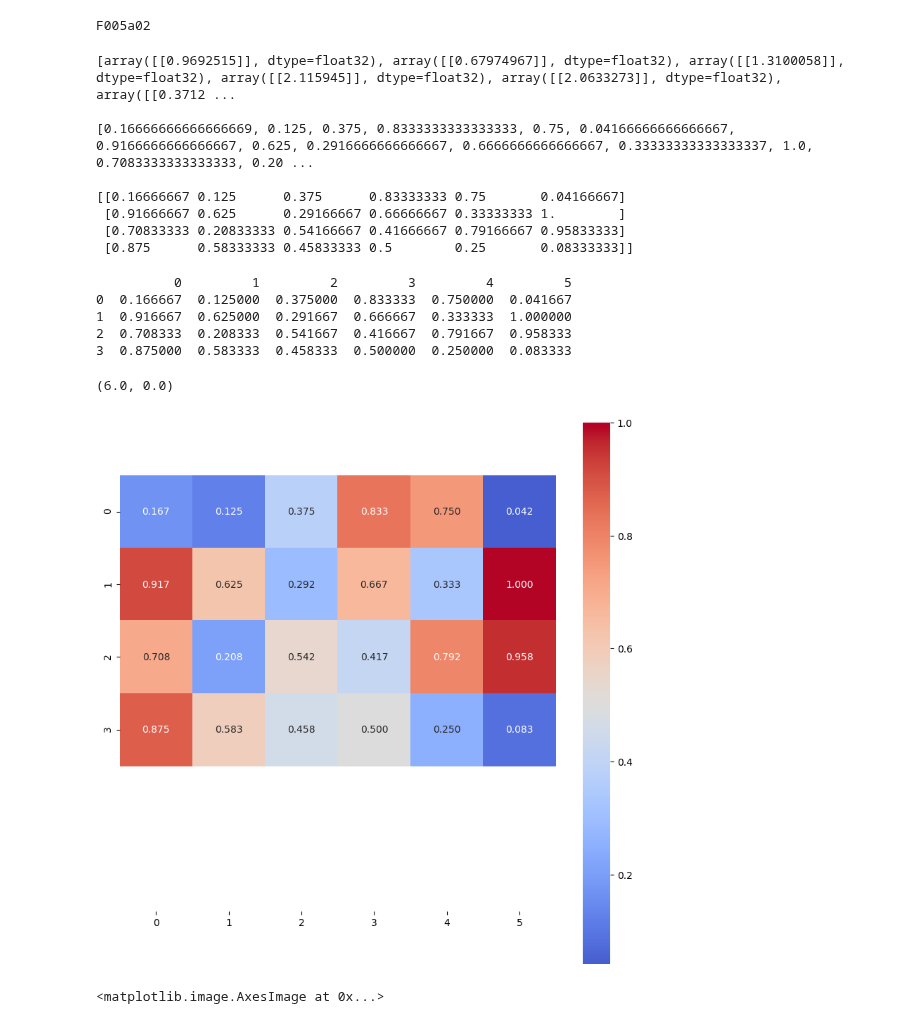
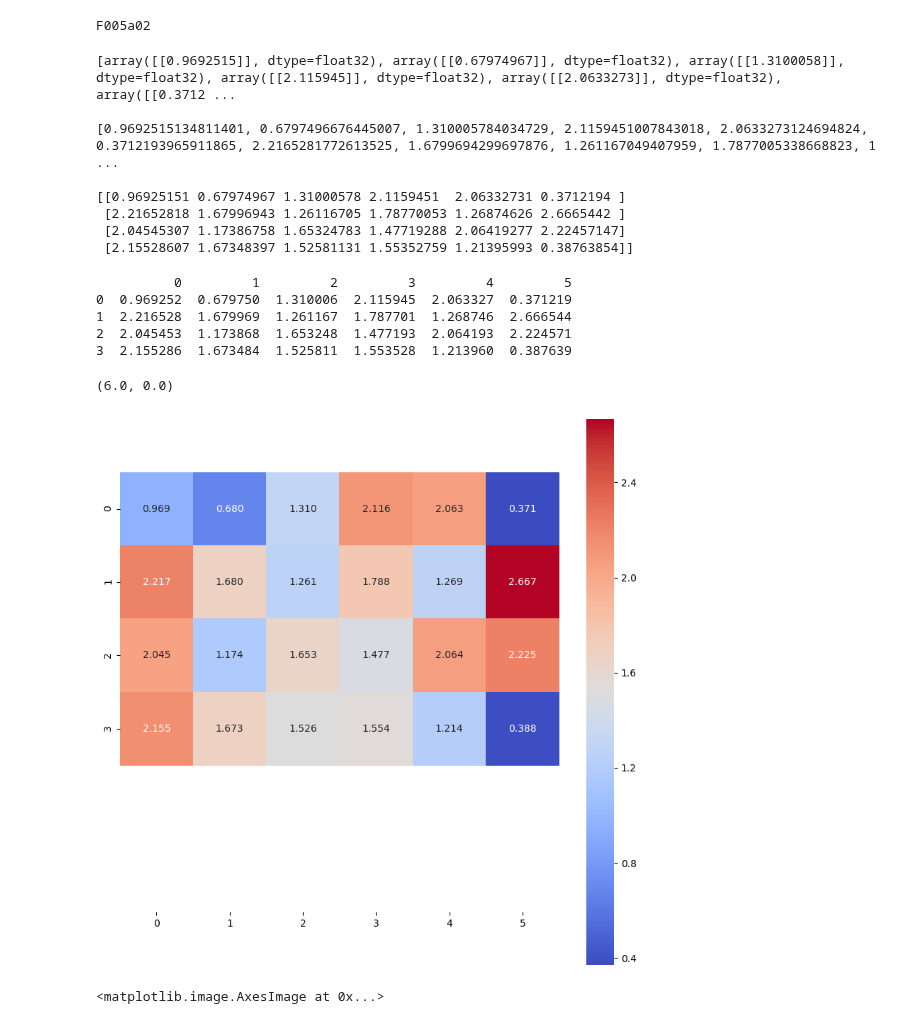
Before and after one commit to AshrithSagar/CLAM-Fungal, a Jupyter notebook: draw_heatmaps_4.ipynb, the cells around one changed output. Drawn from its saved outputs; the diff is of its cells as text; code cells hidden in the pictures.

Commit message:
heatmaps updated

```diff
--- a/draw_heatmaps_4.ipynb
+++ b/draw_heatmaps_4.ipynb
@@ -56,8 +56,10 @@ F005a02
 ref = attention_scores.copy()
 scores = []
 for score in attention_scores:
-    score = percentileofscore(ref, score)
-    scores.append(score/100)
+#     score = percentileofscore(ref, score)
+    score = score.item()
+#     scores.append(score/100)
+    scores.append(score)
 print(attention_scores)
 print()
 print(scores)
@@ -68,12 +70,12 @@ print(scores)
 # %% [output]
 [array([[0.9692515]], dtype=float32), array([[0.67974967]], dtype=float32), array([[1.3100058]], dtype=float32), array([[2.115945]], dtype=float32), array([[2.0633273]], dtype=float32), array([[0.3712 ...
 
-[0.16666666666666669, 0.125, 0.375, 0.8333333333333333, 0.75, 0.04166666666666667, 0.9166666666666667, 0.625, 0.2916666666666667, 0.6666666666666667, 0.33333333333333337, 1.0, 0.7083333333333333, 0.20 ...
+[0.9692515134811401, 0.6797496676445007, 1.310005784034729, 2.1159451007843018, 2.0633273124694824, 0.3712193965911865, 2.2165281772613525, 1.6799694299697876, 1.261167049407959, 1.7877005338668823, 1 ...
 
-[[0.16666667 0.125      0.375      0.83333333 0.75       0.04166667]
- [0.91666667 0.625      0.29166667 0.66666667 0.33333333 1.        ]
- [0.70833333 0.20833333 0.54166667 0.41666667 0.79166667 0.95833333]
- [0.875      0.58333333 0.45833333 0.5        0.25       0.08333333]]
+[[0.96925151 0.67974967 1.31000578 2.1159451  2.06332731 0.3712194 ]
+ [2.21652818 1.67996943 1.26116705 1.78770053 1.26874626 2.6665442 ]
+ [2.04545307 1.17386758 1.65324783 1.47719288 2.06419277 2.22457147]
+ [2.15528607 1.67348397 1.52581131 1.55352759 1.21395993 0.38763854]]
 # %%
 # df = pd.DataFrame([[1, 2, 3], [4, 5, 6], [7, 8, 9]])
 # print(df)
@@ -85,19 +87,19 @@ df = pd.DataFrame(scores)
 print(df)
 # %% [output]
           0         1         2         3         4         5
-0  0.166667  0.125000  0.375000  0.833333  0.750000  0.041667
-1  0.916667  0.625000  0.291667  0.666667  0.333333  1.000000
-2  0.708333  0.208333  0.541667  0.416667  0.791667  0.958333
-3  0.875000  0.583333  0.458333  0.500000  0.250000  0.083333
+0  0.969252  0.679750  1.310006  2.115945  2.063327  0.371219
+1  2.216528  1.679969  1.261167  1.787701  1.268746  2.666544
+2  2.045453  1.173868  1.653248  1.477193  2.064193  2.224571
+3  2.155286  1.673484  1.525811  1.553528  1.213960  0.387639
 # %%
 # px = 1/72  # pixel in inches
 # ax = plt.subplots(figsize=(1536*px, 1024*px))
 ax = plt.subplots(figsize=(10, 10))
-ax = sns.heatmap(df, cmap="coolwarm", center=0.5, square=True, annot=True, fmt=".3f")
+ax = sns.heatmap(df, cmap="coolwarm", square=True, annot=True, fmt=".3f")
 ax.set_ylim(sorted(ax.get_xlim(), reverse=True))
 # %% [output]
 (6.0, 0.0)
-[figure, old version]
+[figure, new version]
 # %%
 img = np.array(Image.open(os.path.join(data_dir, image_name+image_ext)))
 plt.imshow(img)
```
Also changed, not shown: 1 other file.
